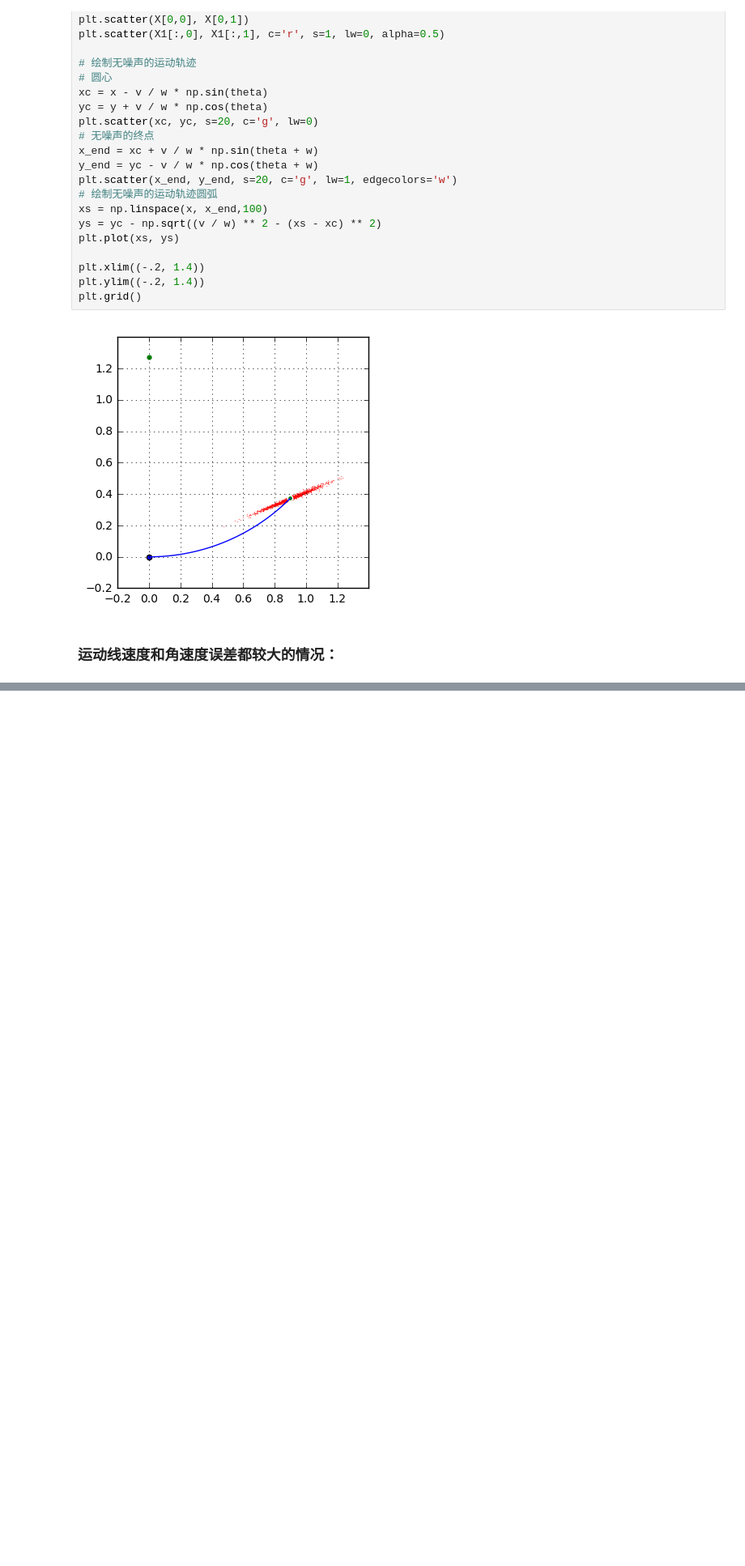
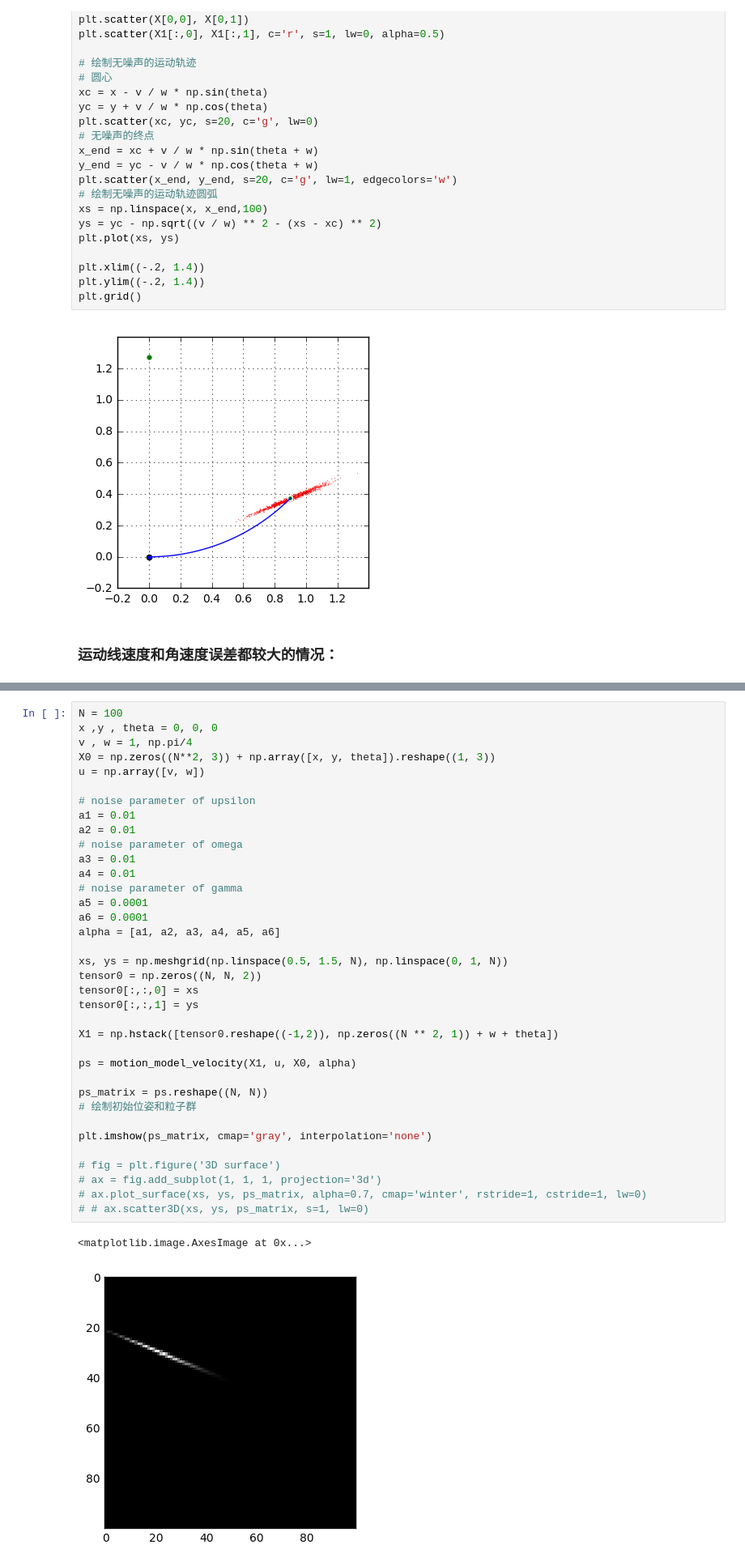
Before and after one commit to liuii/ProbRobotics, a Jupyter notebook: notebooks/03MotionModel/VelocityMotionModel.ipynb, the cells around one changed output, grey strips where cells are left out. Shown at 81% size. Drawn from its saved outputs; the diff is of its cells as text; blank space fills up the shorter version.

```diff
--- a/notebooks/03MotionModel/VelocityMotionModel.ipynb
+++ b/notebooks/03MotionModel/VelocityMotionModel.ipynb
@@ -327,0 +439,39 @@ $$
+# %%
+N = 100
+x ,y , theta = 0, 0, 0
+v , w = 1, np.pi/4
+X0 = np.zeros((N**2, 3)) + np.array([x, y, theta]).reshape((1, 3))
+u = np.array([v, w])
+
+# noise parameter of upsilon
+a1 = 0.01
+a2 = 0.01
+# noise parameter of omega
+a3 = 0.01
+a4 = 0.01
+# noise parameter of gamma
+a5 = 0.0001
+a6 = 0.0001
+alpha = [a1, a2, a3, a4, a5, a6]
+
+xs, ys = np.meshgrid(np.linspace(0.5, 1.5, N), np.linspace(0, 1, N))
+tensor0 = np.zeros((N, N, 2))
+tensor0[:,:,0] = xs
+tensor0[:,:,1] = ys
+
+X1 = np.hstack([tensor0.reshape((-1,2)), np.zeros((N ** 2, 1)) + w + theta])
+
+ps = motion_model_velocity(X1, u, X0, alpha)
+
+ps_matrix = ps.reshape((N, N))
+# 绘制初始位姿和粒子群
+
+plt.imshow(ps_matrix, cmap='gray', interpolation='none')
+
+# fig = plt.figure('3D surface')
+# ax = fig.add_subplot(1, 1, 1, projection='3d')
+# ax.plot_surface(xs, ys, ps_matrix, alpha=0.7, cmap='winter', rstride=1, cstride=1, lw=0)
+# # ax.scatter3D(xs, ys, ps_matrix, s=1, lw=0)
+# %% [output]
+<matplotlib.image.AxesImage at 0x...>
+[figure, added]
```
Also changed, not shown: parts of 9 cells of this notebook.
